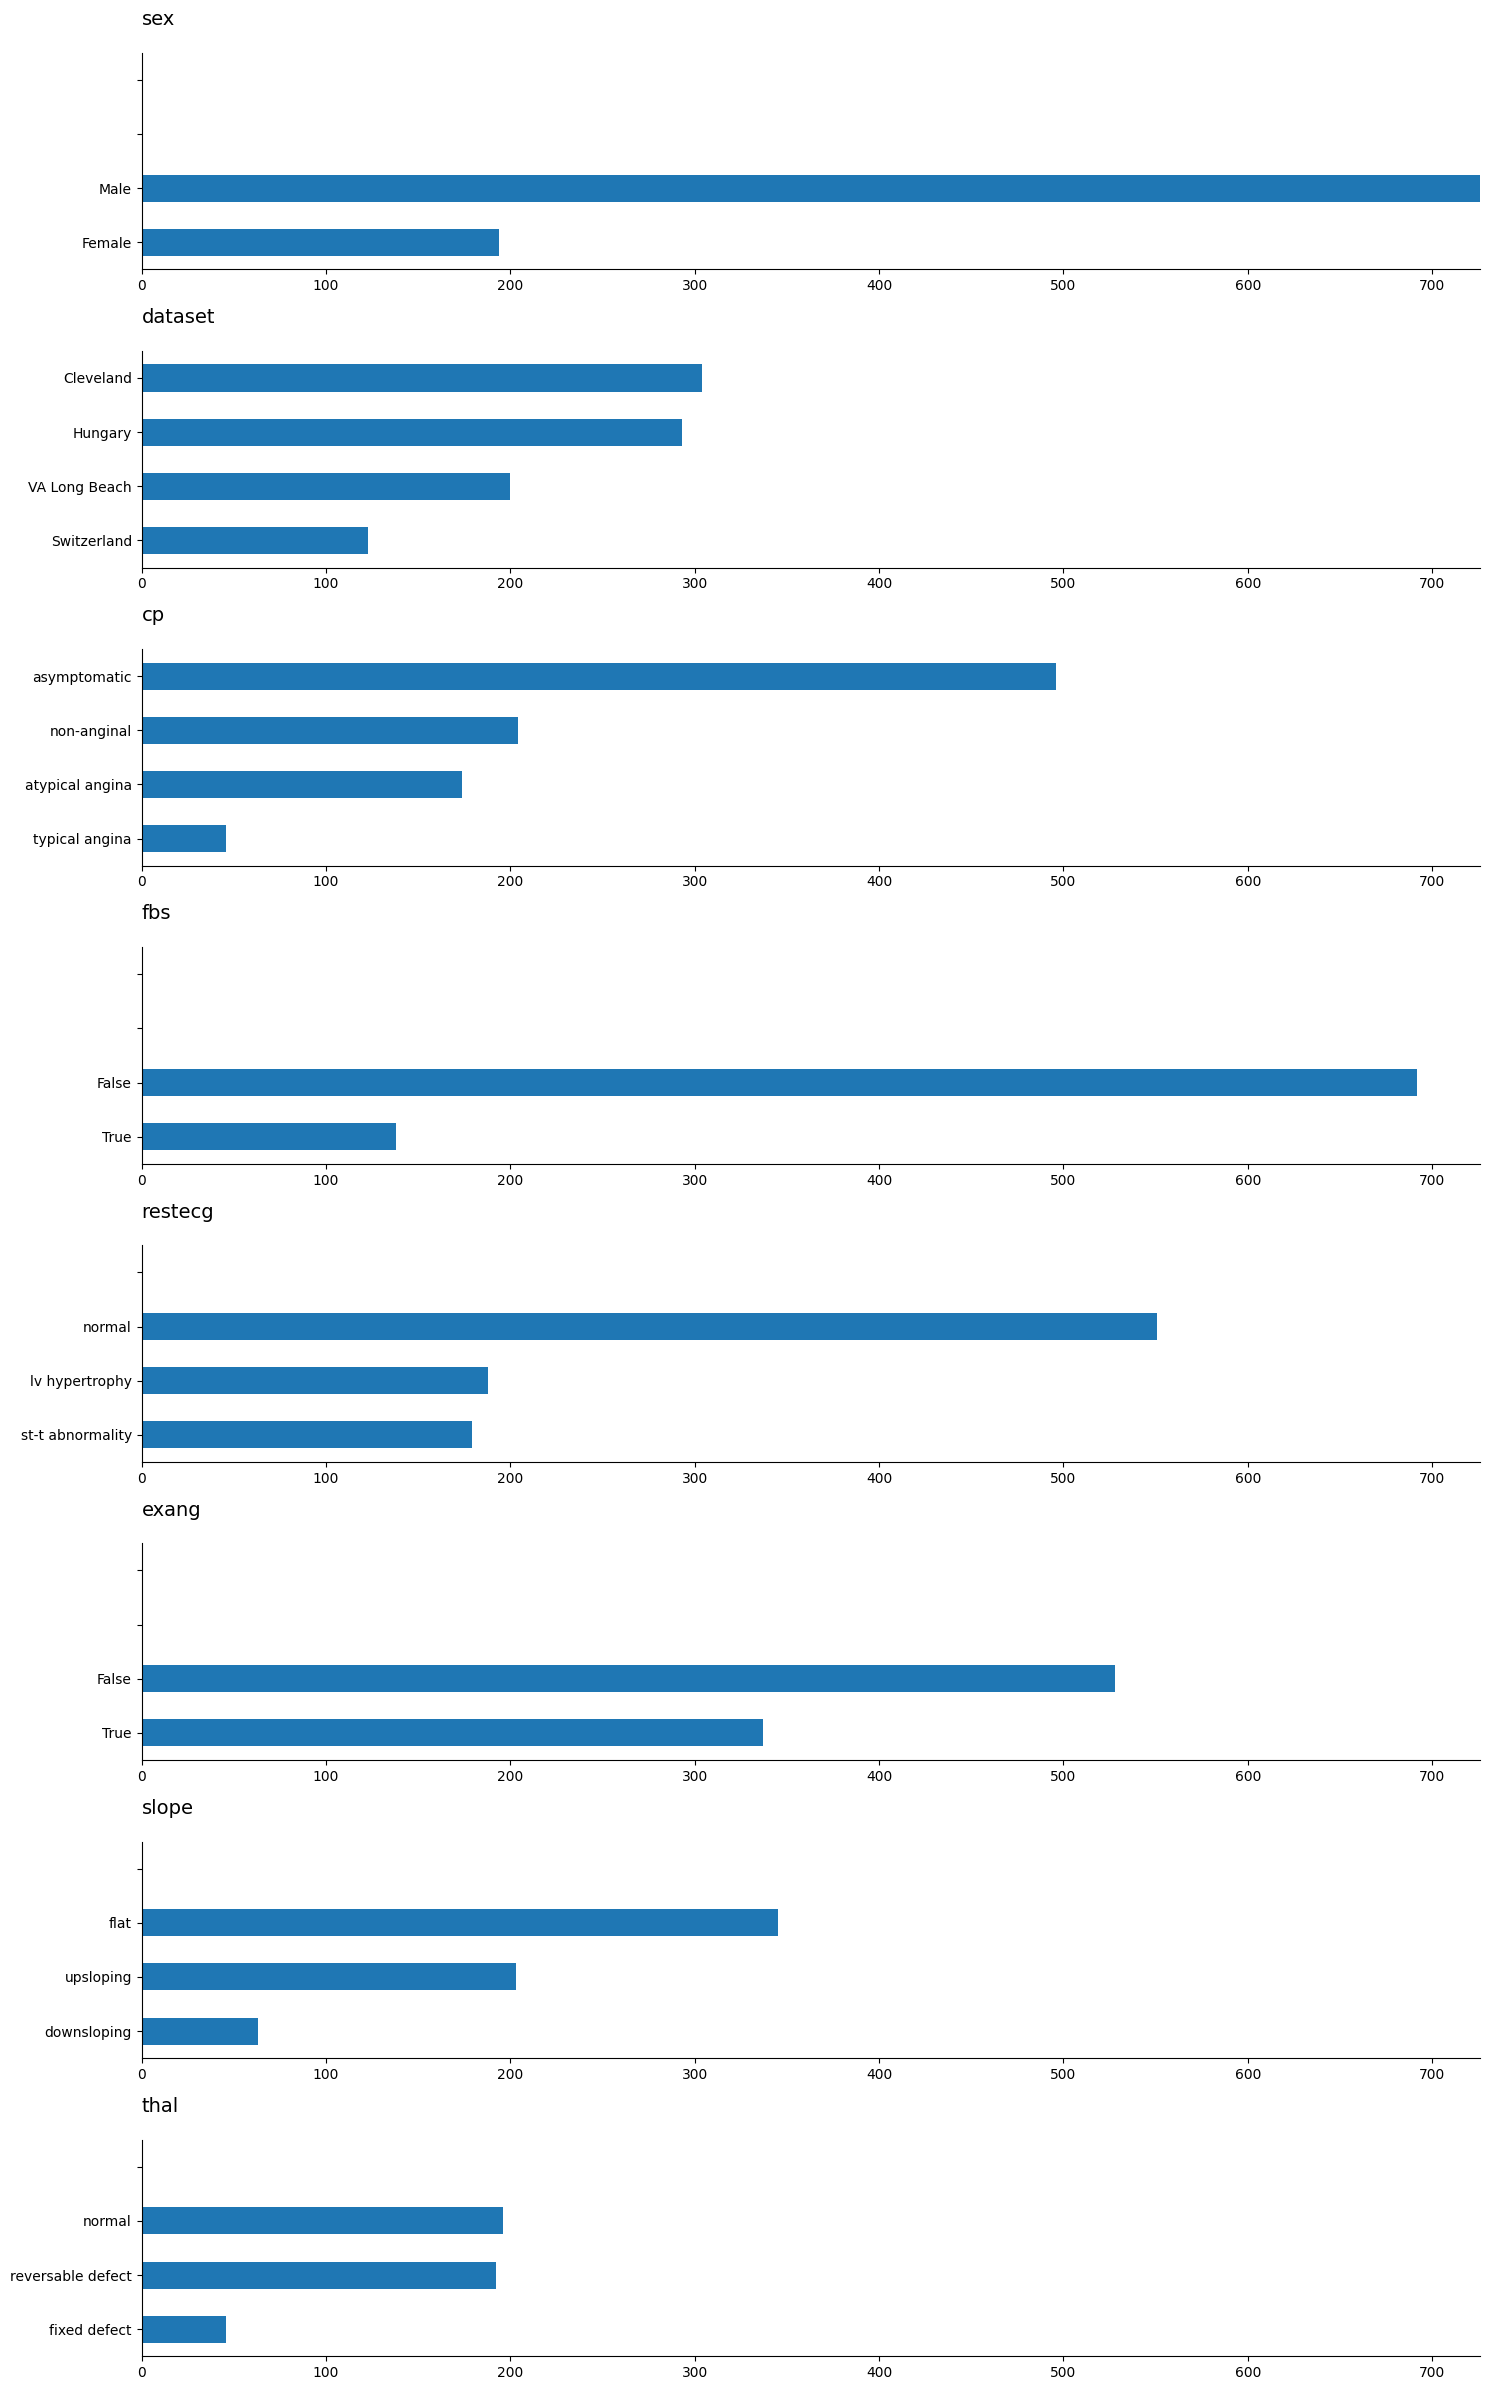
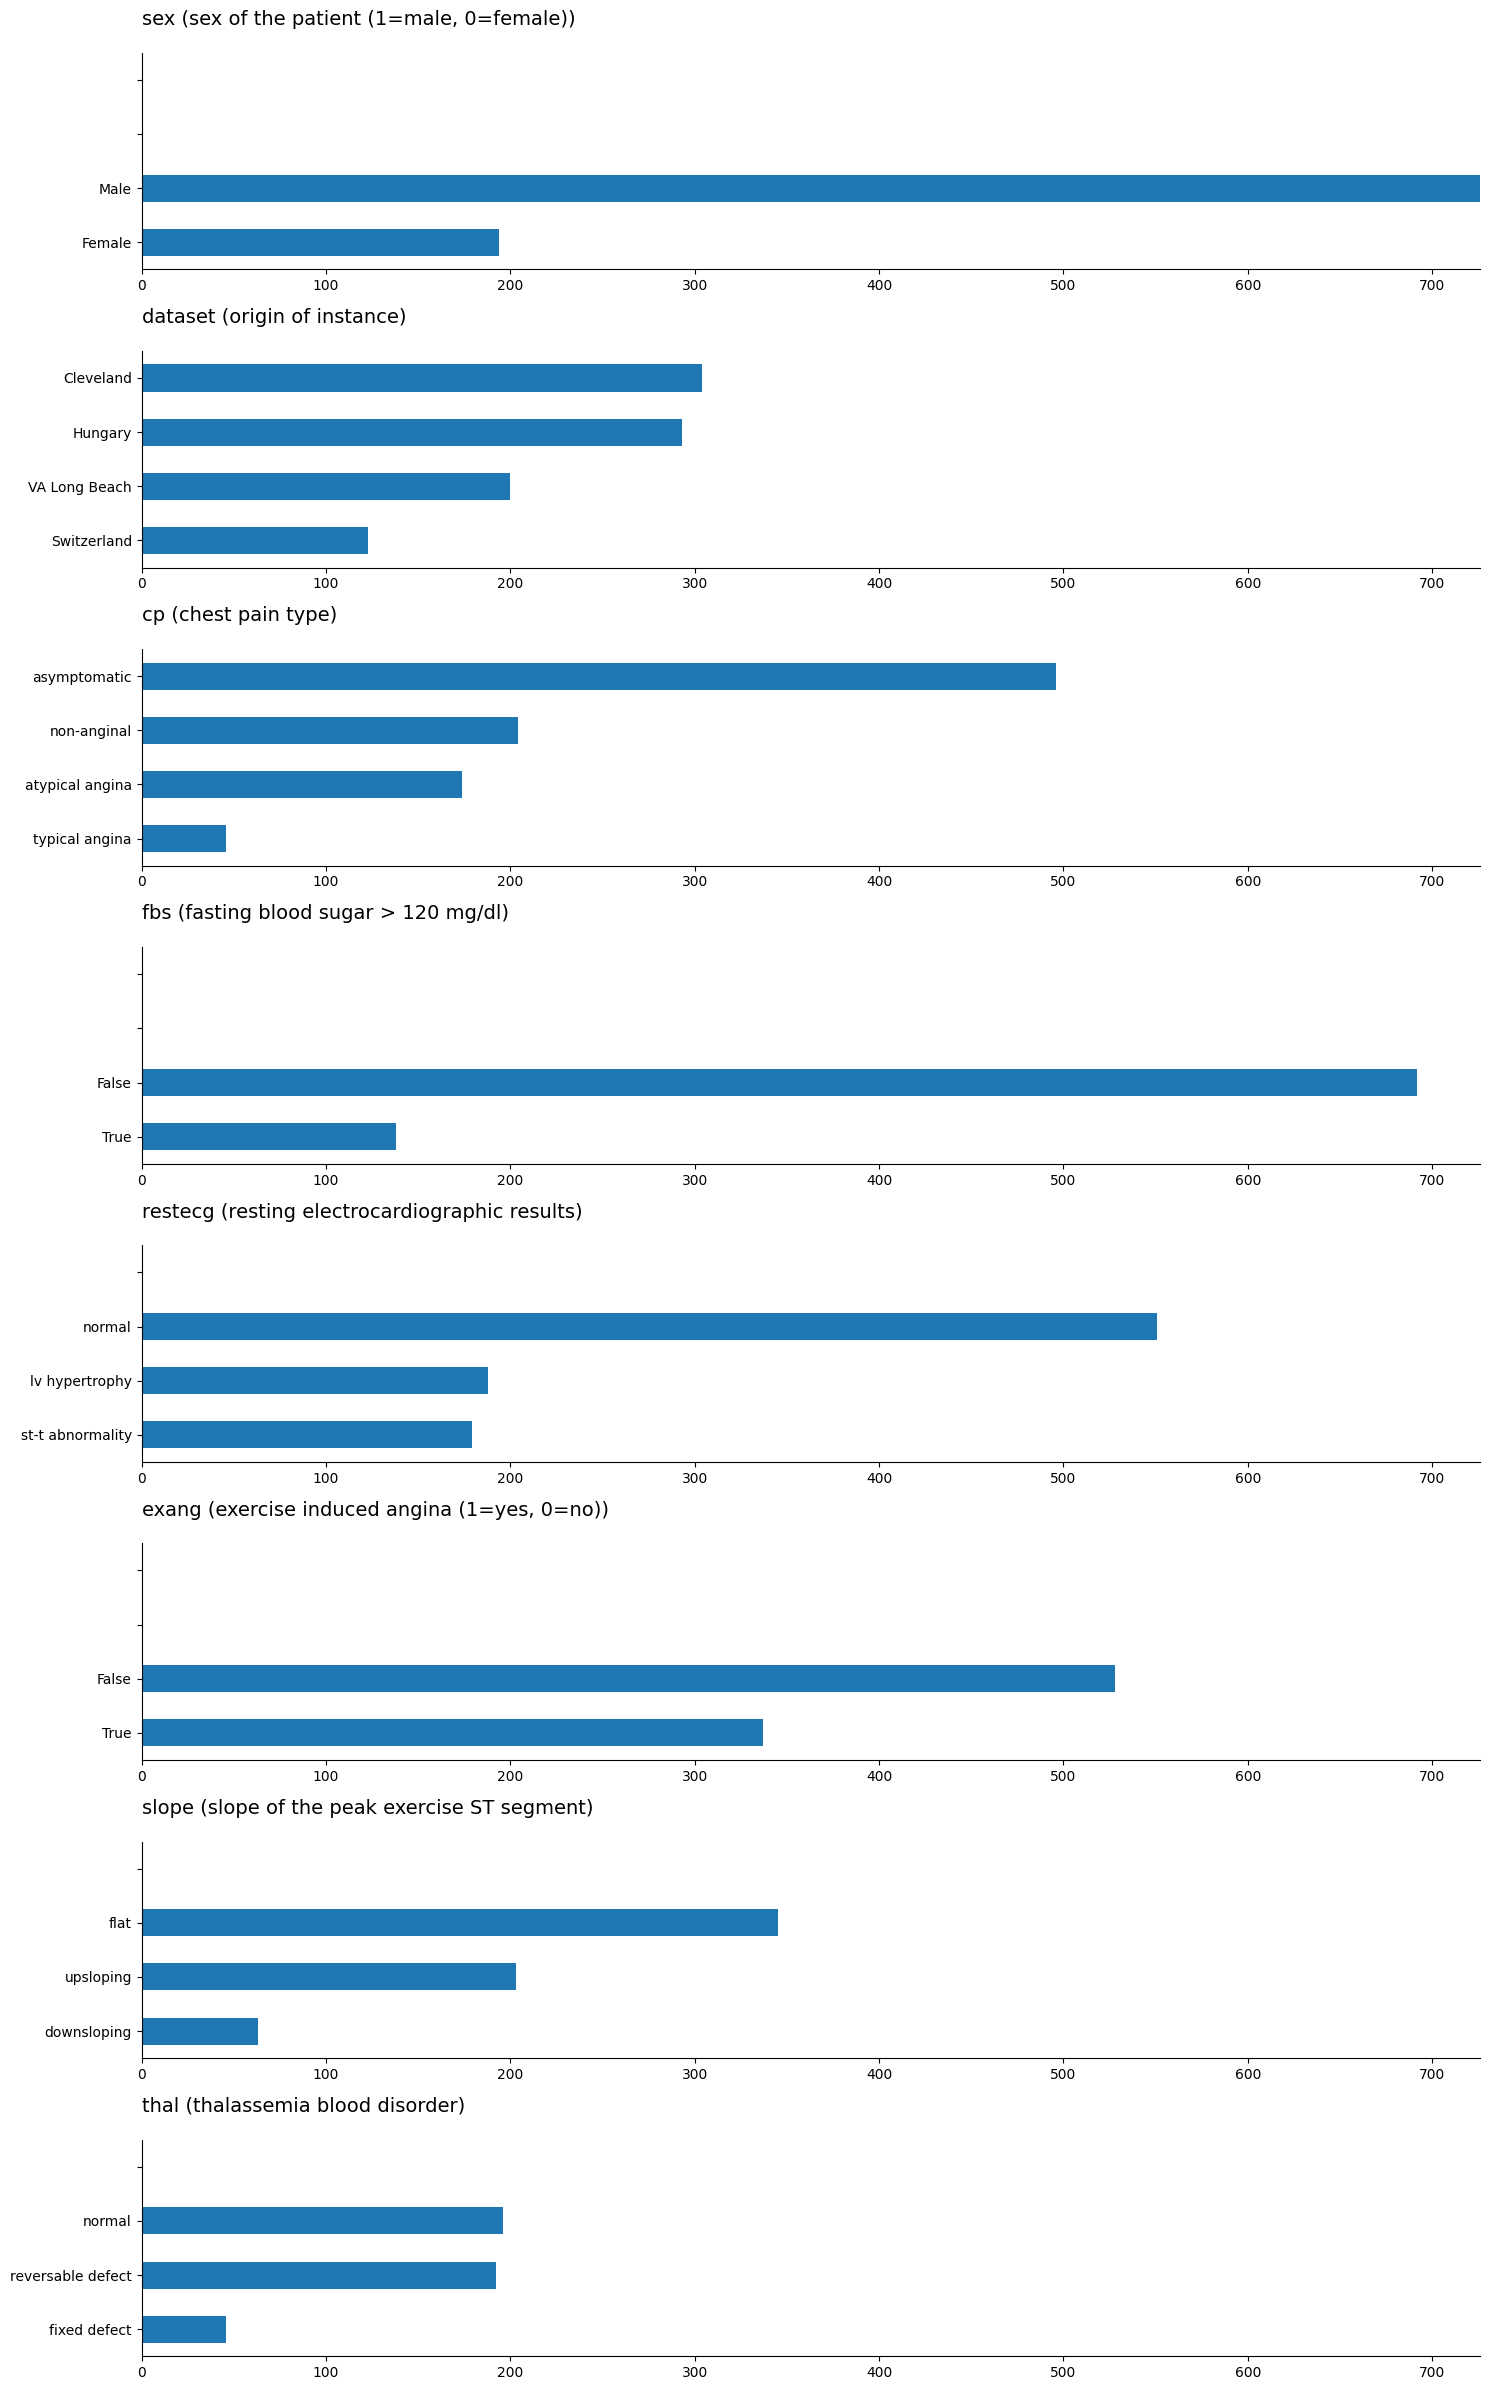
Code edit (unified diff) that turned the first committed figure into the second:
--- before
+++ after
@@ -47,5 +47,9 @@
     ax.set_yticklabels(labels)
 
-    ax.set_title(col, loc="left", fontsize=14, pad=20)
+    ax.set_title(
+        f"{col} ({df.attrs['column_descriptions'].get(col, '')})",
+        loc="left",
+        fontsize=14, pad=20
+    )
     ax.set_ylabel("")
     # if col == categorical_cols[-1]:

Commit: Implement code changes to enhance functionality and improve performance